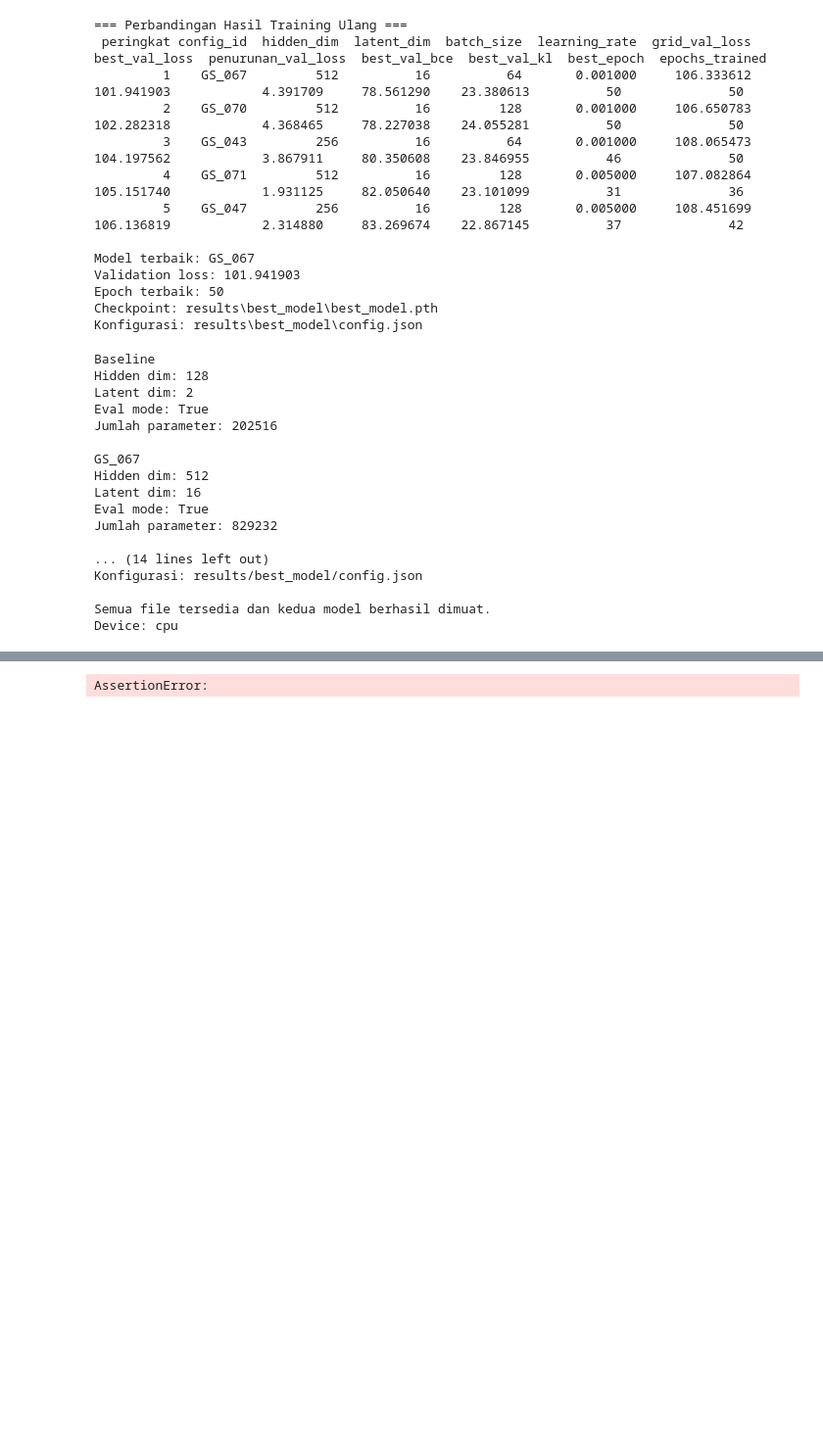
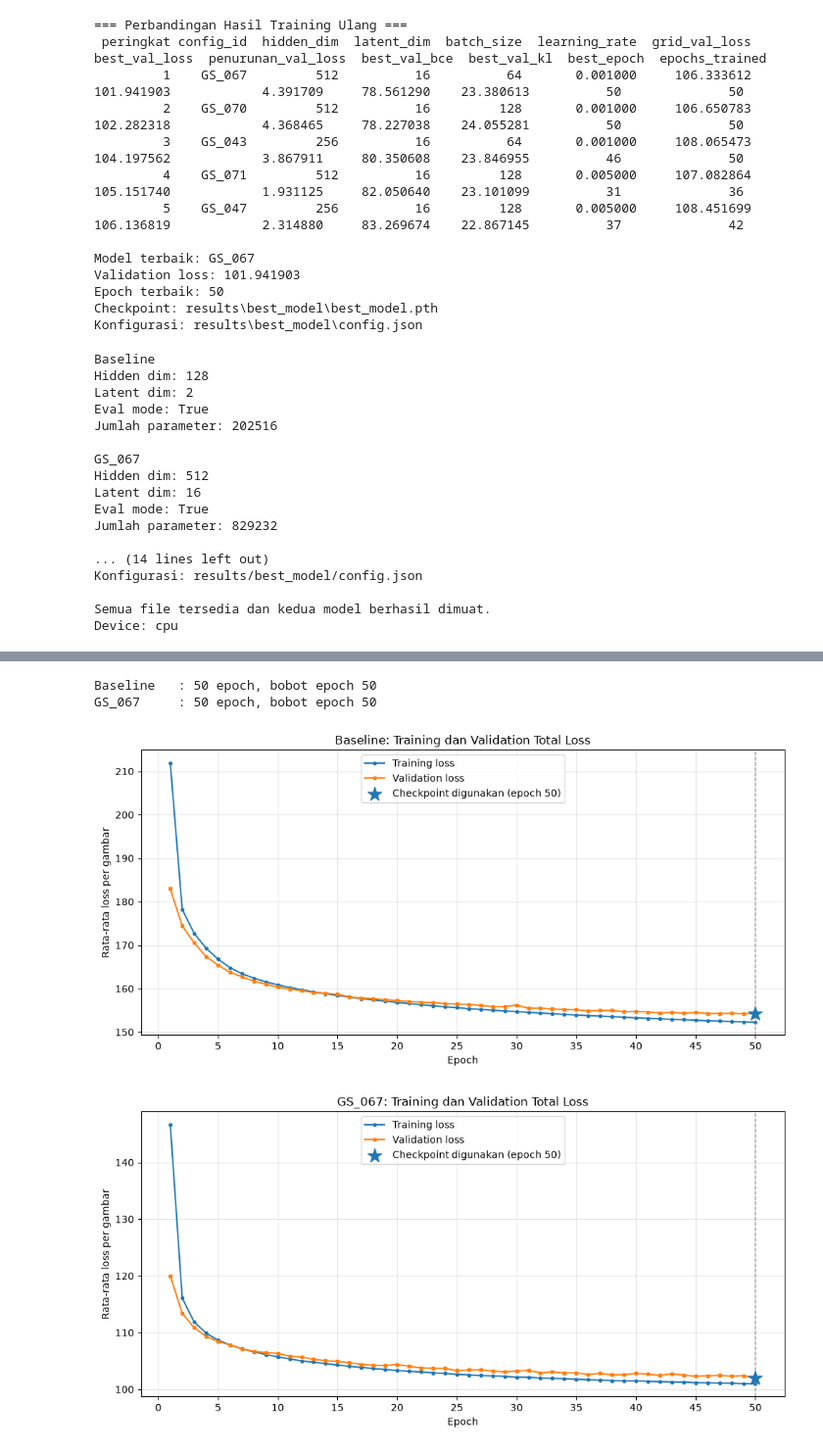
Before and after one commit to AI-IF-TelU/Proyek1-GenAI-VAE-Telertubbies, a Jupyter notebook: main.ipynb, the cells around one changed output, grey strips where cells are left out. Shown at 98% size. Saved outputs shown, nothing was run; the diff lists cells and outputs as text; code cells hidden in the pictures; blank space fills up the shorter version.

Commit message:
refactor(analysis): update analysis and evaluation for retrained GS_067

```diff
--- a/main.ipynb
+++ b/main.ipynb
@@ -2424,7 +2479,8 @@ Bagian ini menganalisis perubahan training loss dan validation loss selama 10 ep
 # %%
-# Grafik Total Loss Baseline dan GS_036
+# Grafik Total Loss Baseline dan Model Terbaik
 
 import json
+import numpy as np
 import pandas as pd
 import matplotlib.pyplot as plt
 from pathlib import Path
@@ -2435,55 +2491,69 @@ EVAL_DIR = Path("results/evaluation")
 FIGURE_DIR.mkdir(parents=True, exist_ok=True)
 EVAL_DIR.mkdir(parents=True, exist_ok=True)
 
+# Konfigurasi baseline dan model terbaik hasil training ulang
+with open("results/baseline/vae_baseline_config.json", encoding="utf-8") as f:
+    baseline_config_json = json.load(f)
+
+with open("results/best_model/config.json", encoding="utf-8") as f:
+    best_model_config = json.load(f)
+
+# ID dan epoch checkpoint diambil dari file, bukan ditulis manual
+BEST_ID = best_model_config["source_config_id"]
+BEST_EPOCH = int(best_model_config["best_val_epoch"])
+BASELINE_EPOCH = int(baseline_config_json["num_epochs"])  # baseline menyimpan bobot epoch terakhir
+
 # Memuat riwayat training yang sudah tersimpan
 with open("results/baseline/vae_baseline_history.json", encoding="utf-8") as f:
     baseline_history_df = pd.DataFrame(json.load(f))
 
-with open("results/grid_search/GS_036/history.json", encoding="utf-8") as f:
-    gs036_history_df = pd.DataFrame(json.load(f))
+best_history_df = pd.read_csv(f"results/retrain_top5/{BEST_ID}/history.csv")
 
-# Epoch checkpoint terbaik diambil dari metadata grid search
-best_epoch = int(best_combination["best_val_epoch"])
+# Memastikan jumlah epoch sesuai konfigurasi
+assert len(baseline_history_df) == BASELINE_EPOCH
+assert len(best_history_df) == int(best_model_config["epochs_trained"])
 
-# Memastikan kedua riwayat berisi 10 epoch
-assert len(baseline_history_df) == 10
-assert len(gs036_history_df) == 10
+print(f"Baseline   : {len(baseline_history_df)} epoch, bobot epoch {BASELINE_EPOCH}")
+print(f"{BEST_ID:11s}: {len(best_history_df)} epoch, bobot epoch {BEST_EPOCH}")
 
 
 def plot_total_loss(history, model_name, best_epoch=None, save_path=None):
     """Menampilkan training dan validation loss setiap epoch."""
-    plt.figure(figsize=(9, 5))
+    plt.figure(figsize=(10, 5))
 
     plt.plot(history["epoch"], history["train_loss"],
-             marker="o", label="Training loss")
+             marker="o", markersize=3, label="Training loss")
     plt.plot(history["epoch"], history["val_loss"],
-             marker="s", label="Validation loss")
+             marker="s", markersize=3, label="Validation loss")
 
-    # Tandai checkpoint terbaik jika epoch-nya diketahui
+    # Tandai checkpoint yang digunakan
     if best_epoch is not None:
         best_loss = history.loc[history["epoch"] == best_epoch, "val_loss"].iloc[0]
         plt.axvline(best_epoch, color="gray", linestyle="--", linewidth=1)
         plt.scatter([best_epoch], [best_loss], marker="*", s=220, zorder=5,
-                    label=f"Checkpoint terbaik (epoch {best_epoch})")
+                    label=f"Checkpoint digunakan (epoch {best_epoch})")
 
     plt.title(f"{model_name}: Training dan Validation Total Loss")
     plt.xlabel("Epoch")
     plt.ylabel("Rata-rata loss per gambar")
-    plt.xticks(history["epoch"])
+    plt.xticks(range(0, len(history) + 1, 5))
     plt.legend()
     plt.grid(True, alpha=0.3)
     plt.tight_layout()
 
     # Simpan grafik agar dapat digunakan pada laporan
     if save_path is not None:
         plt.savefig(save_path, dpi=150)
     plt.show()
 
 
-plot_total_loss(baseline_history_df, "Baseline",
+plot_total_loss(baseline_history_df, "Baseline", best_epoch=BASELINE_EPOCH,
                 save_path=FIGURE_DIR / "total_loss_baseline.png")
-plot_total_loss(gs036_history_df, "GS_036", best_epoch=best_epoch,
-                save_path=FIGURE_DIR / "total_loss_gs036.png")
+plot_total_loss(best_history_df, BEST_ID, best_epoch=BEST_EPOCH,
+                save_path=FIGURE_DIR / "total_loss_best_model.png")
 # %% [output]
-AssertionError:
+Baseline   : 50 epoch, bobot epoch 50
+GS_067     : 50 epoch, bobot epoch 50
+[figure, added]
+[figure, added]
 # %%
```
Also changed, not shown: parts of 27 cells of this notebook, 22 other files.
